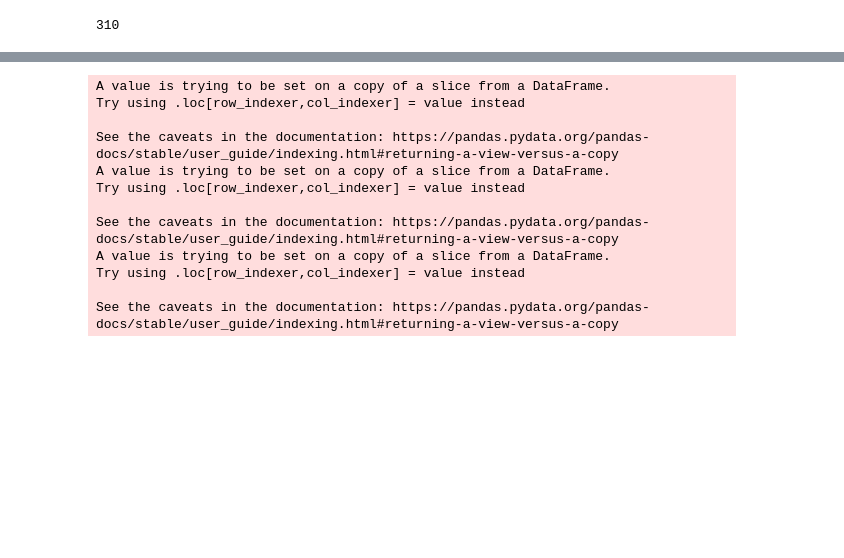
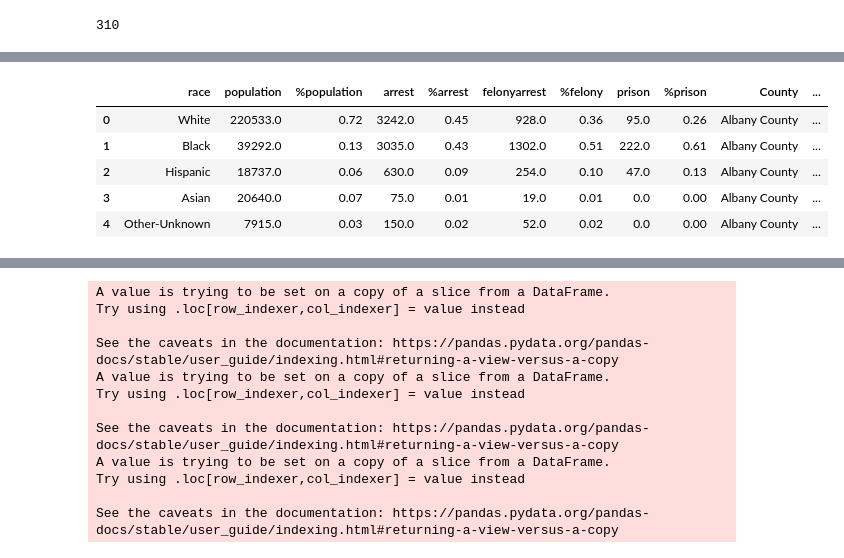
Before and after one commit to maayaikeda/newyork_crime, a Jupyter notebook: New_york_crime_cleaned.ipynb, the cells around one changed output, grey strips where cells are left out. Saved outputs shown, nothing was run; the diff lists cells and outputs as text; code cells hidden in the pictures; blank space fills up the shorter version.

```diff
--- a/New_york_crime_cleaned.ipynb
+++ b/New_york_crime_cleaned.ipynb
@@ -227,6 +211,15 @@ prison_df2['city'] = data
 prison_df2['city'] = prison_df['city'].str.join(', ')
 prison_df2 = prison_df2.replace(',','', regex=True)
 prison_df2['city'] = prison_df2['city'].str.replace(" ","")
+# %%
+prison_df2.head()
+# %% [output]
+|  | race | population | %population | arrest | %arrest | felonyarrest | %felony | prison | %prison | County | ... |
+| 0 | White | 220533.0 | 0.72 | 3242.0 | 0.45 | 928.0 | 0.36 | 95.0 | 0.26 | Albany County | ... |
+| 1 | Black | 39292.0 | 0.13 | 3035.0 | 0.43 | 1302.0 | 0.51 | 222.0 | 0.61 | Albany County | ... |
+| 2 | Hispanic | 18737.0 | 0.06 | 630.0 | 0.09 | 254.0 | 0.10 | 47.0 | 0.13 | Albany County | ... |
+| 3 | Asian | 20640.0 | 0.07 | 75.0 | 0.01 | 19.0 | 0.01 | 0.0 | 0.00 | Albany County | ... |
+| 4 | Other-Unknown | 7915.0 | 0.03 | 150.0 | 0.02 | 52.0 | 0.02 | 0.0 | 0.00 | Albany County | ... |
 # %%
 # Quick look at county demographics
 countydem = prison_df2[['County','race','city','%population']]
```
Also changed, not shown: parts of 16 cells of this notebook.
